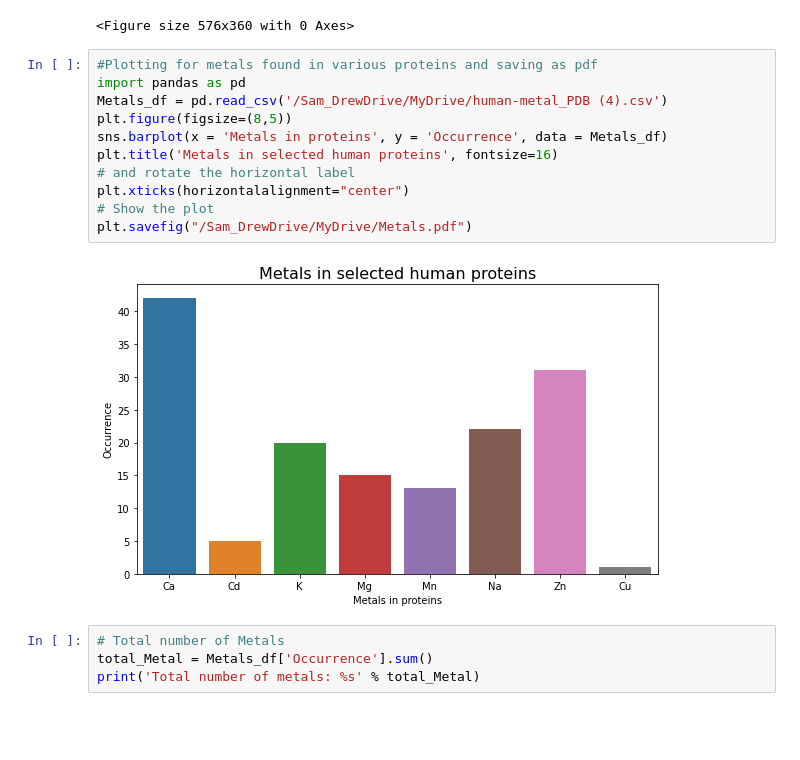
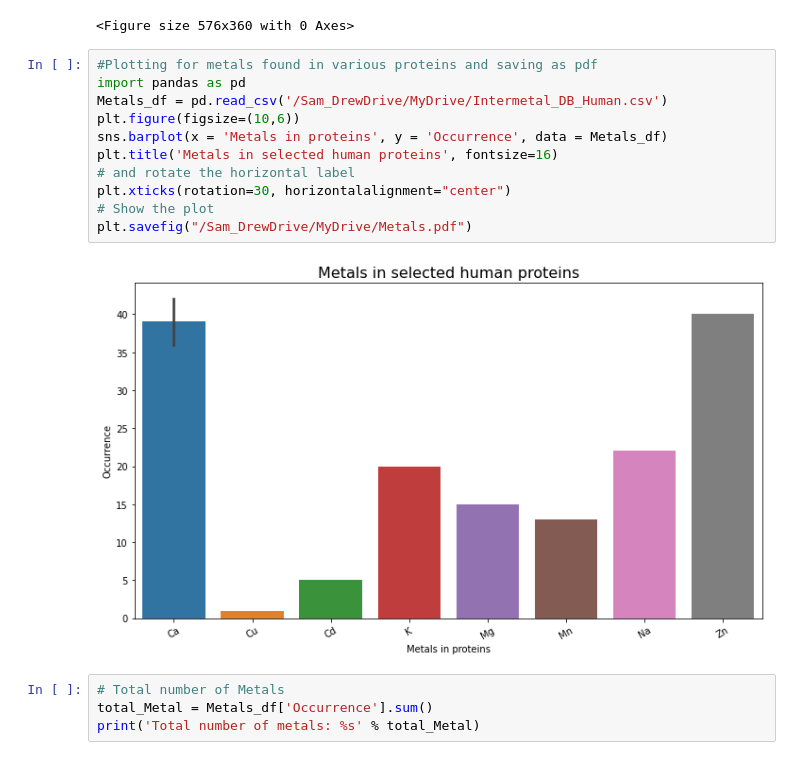
Before and after one commit to deejayprof/Adejumo-Samson-ssbc, a Jupyter notebook: Metal_Samson.ipynb, the cells around one changed output. Cells and saved outputs as stored; diff of their text form; blank space fills up the shorter version.

```diff
--- a/Metal_Samson.ipynb
+++ b/Metal_Samson.ipynb
@@ -1230,16 +1230,16 @@ plt.savefig("/Sam_DrewDrive/MyDrive/Metal_Residue.pdf")
 # %%
 #Plotting for metals found in various proteins and saving as pdf
 import pandas as pd
-Metals_df = pd.read_csv('/Sam_DrewDrive/MyDrive/human-metal_PDB (4).csv')
-plt.figure(figsize=(8,5))
+Metals_df = pd.read_csv('/Sam_DrewDrive/MyDrive/Intermetal_DB_Human.csv')
+plt.figure(figsize=(10,6))
 sns.barplot(x = 'Metals in proteins', y = 'Occurrence', data = Metals_df)
 plt.title('Metals in selected human proteins', fontsize=16)
 # and rotate the horizontal label
-plt.xticks(horizontalalignment="center")
+plt.xticks(rotation=30, horizontalalignment="center")
 # Show the plot
 plt.savefig("/Sam_DrewDrive/MyDrive/Metals.pdf")
 # %% [output]
-[figure, old version]
+[figure, new version]
 # %%
 # Total number of Metals
 total_Metal = Metals_df['Occurrence'].sum()
```
Also changed, not shown: parts of 19 cells of this notebook.
